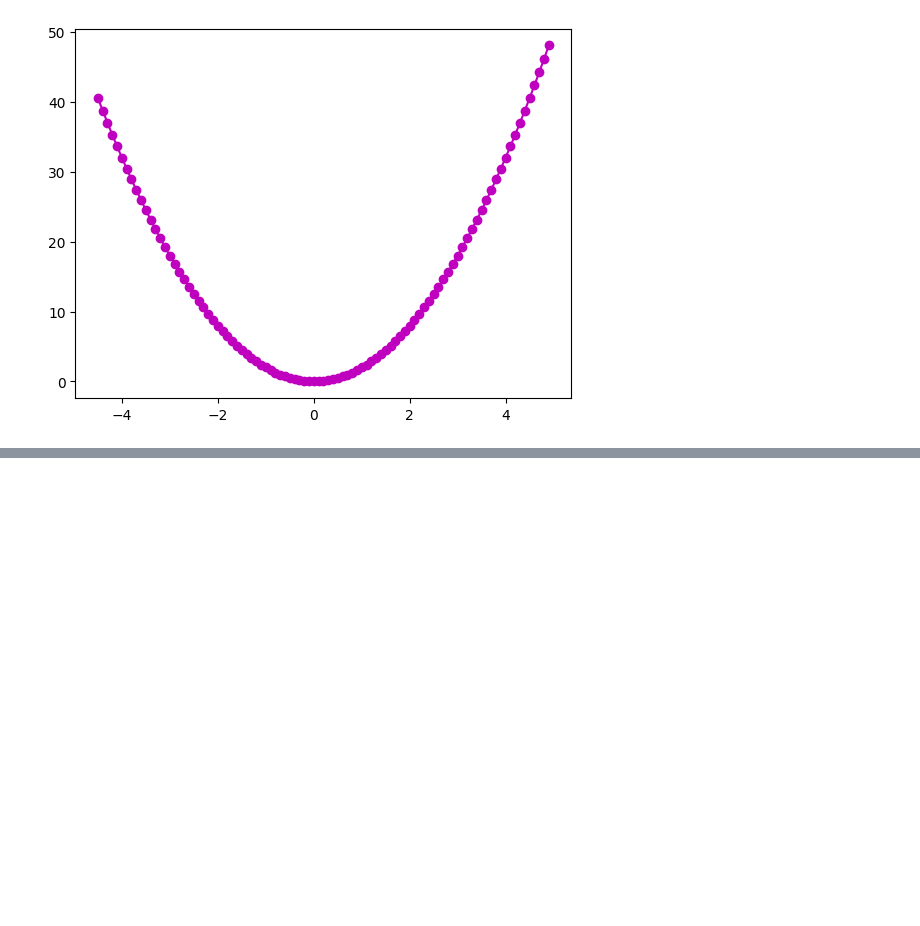
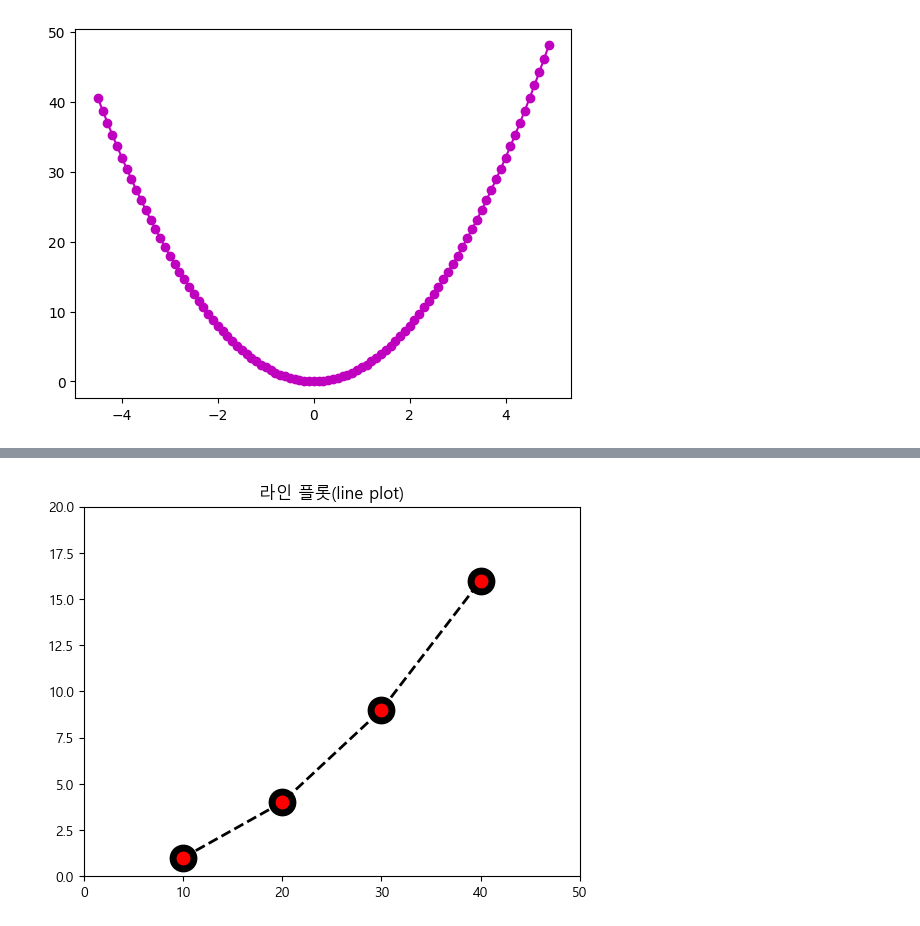
Before and after one commit to Ludobico/Python_AI, a Jupyter notebook: DataAnalysis/matplolib_ex_01.ipynb, the cells around one changed output, grey strips where cells are left out. Saved outputs shown, nothing was run; the diff lists cells and outputs as text; code cells hidden in the pictures; blank space fills up the shorter version.

```diff
--- a/DataAnalysis/matplolib_ex_01.ipynb
+++ b/DataAnalysis/matplolib_ex_01.ipynb
@@ -65,0 +71,9 @@ plt.show()
+# %%
+# plt.rcParams['font.family'] = 'Malgun Gothic' #rcParams 전역적으로 지정
+plt.title('라인 플롯(line plot)')
+plt.plot([10,20,30,40],[1,4,9,16],c='k', lw=2, ls='--', marker='o', ms=15, mec='k', mew=5, mfc='r')
+plt.xlim(0,50) #x축 최소,최댓값
+plt.ylim(0,20) #y축 최소,최댓값
+plt.show()
+# %% [output]
+[figure, added]
```
Also changed, not shown: parts of 8 cells of this notebook, 1 other file.
